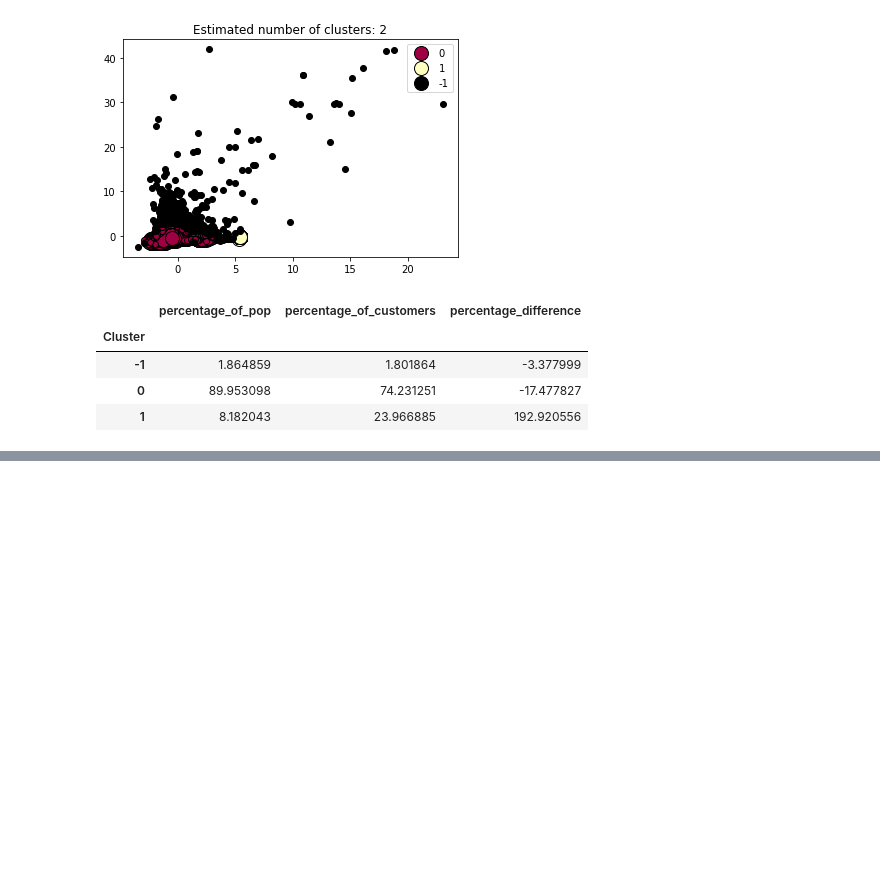
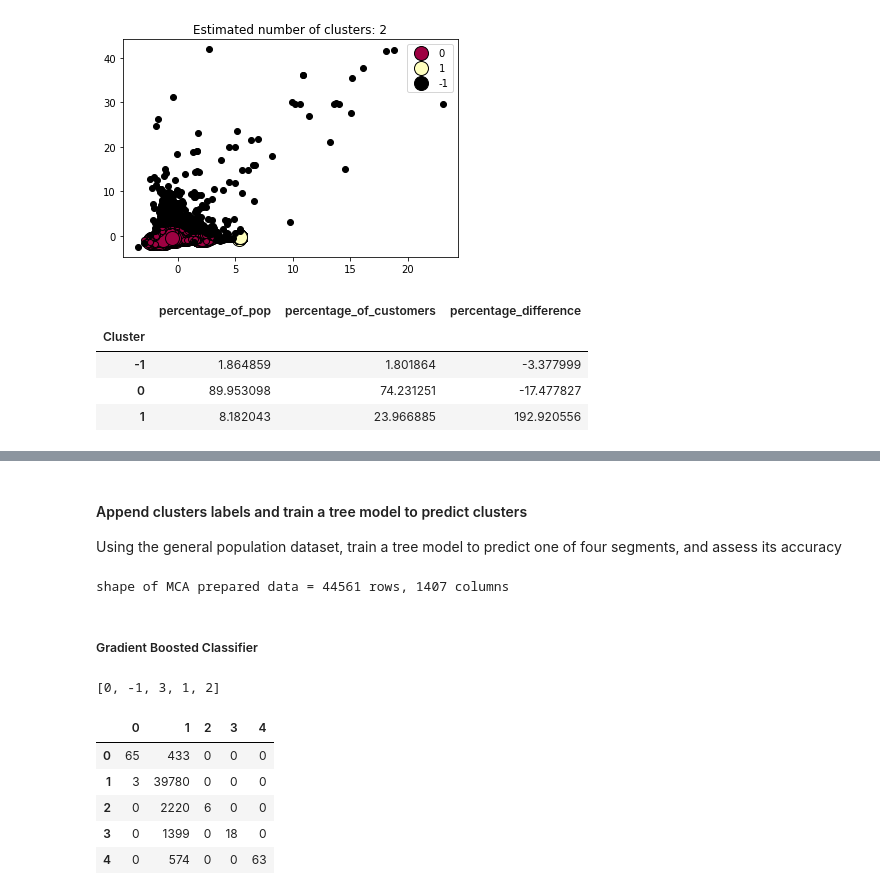
Before and after one commit to WareClatts/Capstone_Project, a Jupyter notebook: Arvato cleaned.ipynb, the cells around one changed output, grey strips where cells are left out. Saved outputs shown, nothing was run; the diff lists cells and outputs as text; code cells hidden in the pictures; blank space fills up the shorter version.

```diff
--- a/Arvato cleaned.ipynb
+++ b/Arvato cleaned.ipynb
@@ -915,0 +992,7 @@ DBSCAN_clust_sizes[['percentage_of_pop', 'percentage_of_customers', 'percentage_
+# %% [markdown]
+#### Append clusters labels and train a tree model to predict clusters
+Using the general population dataset, train a tree model to predict one of four segments, and assess its accuracy
+# %%
+train_cat = prepare_mca(sample_azdias, to_drop, continuous_vars, reduce_columns=True, subsample=1.0)
+# %% [output]
+shape of MCA prepared data = 44561 rows, 1407 columns
@@ -915,0 +1003,21 @@ DBSCAN_clust_sizes[['percentage_of_pop', 'percentage_of_customers', 'percentage_
+# %% [markdown]
+##### Gradient Boosted Classifier
+# %%
+# fit the model on the whole dataset
+
+model = GradientBoostingClassifier()
+model.fit(X, y)
+ypred = model.predict(X)
+pd.Series(ypred).unique().tolist()
+# %% [output]
+[0, -1, 3, 1, 2]
+# %%
+results = pd.DataFrame(confusion_matrix(y, ypred))
+results
+# %% [output]
+|  | 0 | 1 | 2 | 3 | 4 |
+| 0 | 65 | 433 | 0 | 0 | 0 |
+| 1 | 3 | 39780 | 0 | 0 | 0 |
+| 2 | 0 | 2220 | 6 | 0 | 0 |
+| 3 | 0 | 1399 | 0 | 18 | 0 |
+| 4 | 0 | 574 | 0 | 0 | 63 |
```
Also changed, not shown: parts of 35 cells of this notebook, 1 other file.
